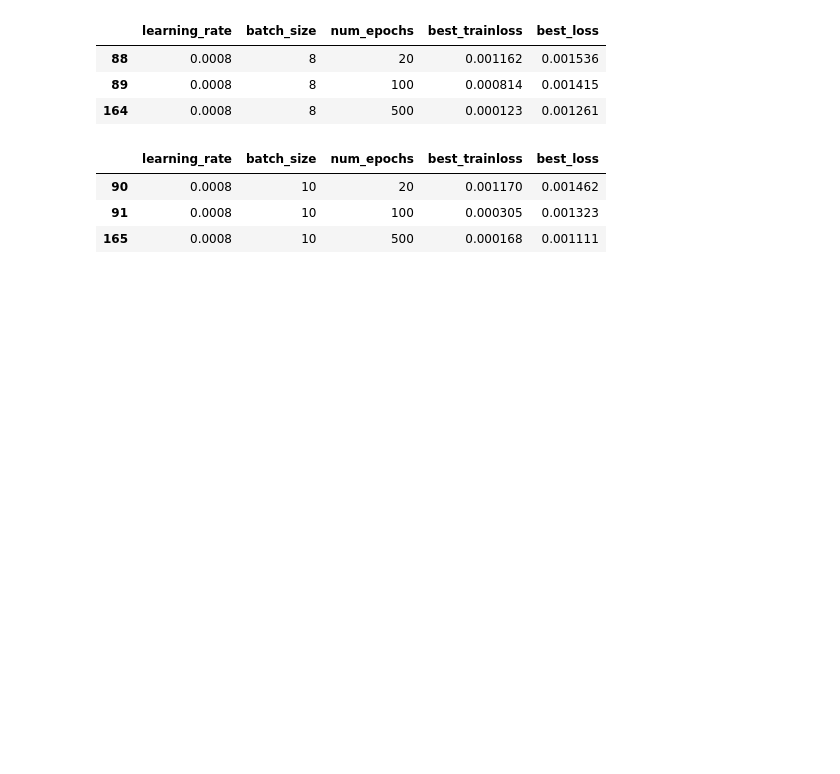
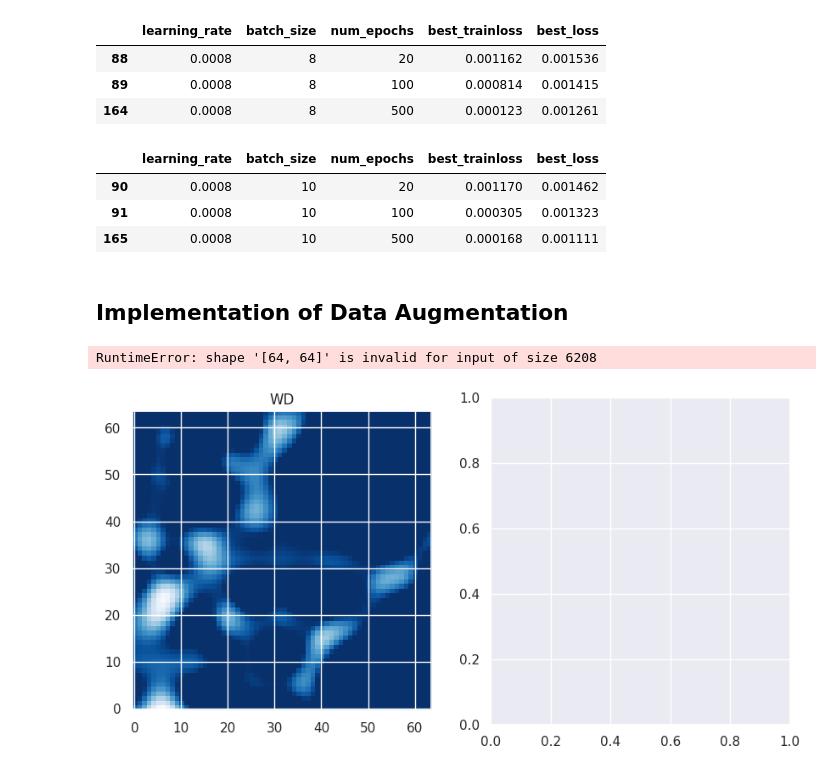
Before and after one commit to SjoCno/Flood-5, a Jupyter notebook: notebooks/All_timesteps.ipynb, the cells around one changed output. Saved outputs shown, nothing was run; the diff lists cells and outputs as text; code cells hidden in the pictures; blank space fills up the shorter version.

```diff
--- a/notebooks/All_timesteps.ipynb
+++ b/notebooks/All_timesteps.ipynb
@@ -835,0 +784,17 @@ sensitivity_df.loc[(sensitivity_df['learning_rate'] == 0.0008) & (sensitivity_df
+# %% [markdown]
+## Implementation of Data Augmentation
+# %%
+wd_transp = train_dataset[0]['WD'].reshape(64,64,-1)
+# %%
+wd_transp = wd_transp.transpose(0,2)
+fig, axs = plt.subplots(1, 2, figsize=(10, 5))
+
+axs[0].imshow(train_dataset[0]['WD'][:,-1].reshape(number_grids,number_grids), cmap='Blues_r', origin='lower')
+axs[0].set_title('WD')
+
+axs[1].imshow(wd_transp[0].reshape(number_grids,number_grids), cmap='Blues_r', origin='lower')
+axs[1].set_title('WD Augmented')
+plt.show()
+# %% [output]
+RuntimeError: shape '[64, 64]' is invalid for input of size 6208
+[figure, added]
```
Also changed, not shown: parts of 14 cells of this notebook.
